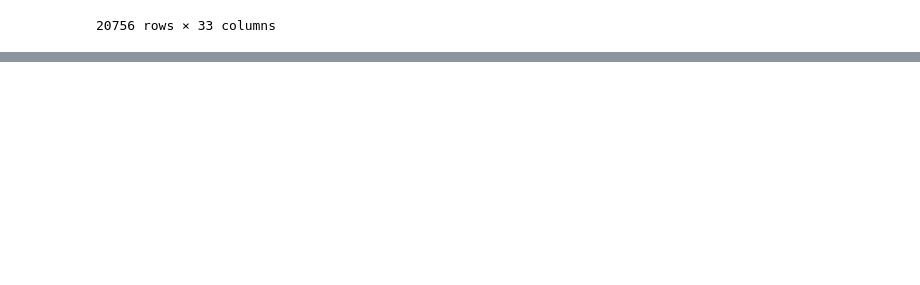
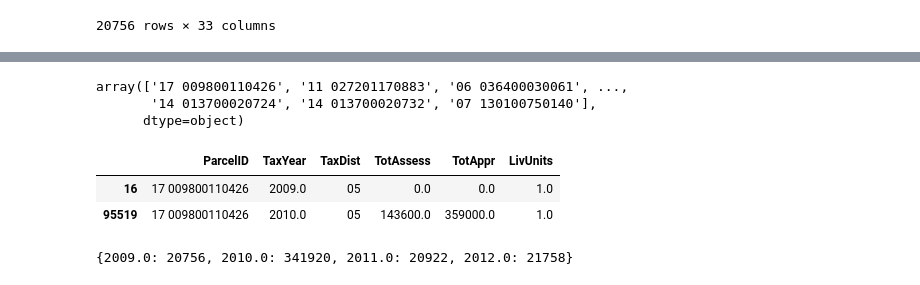
Before and after one commit to IsabelsRepo/IsabelsRepo, a Jupyter notebook: Data-Science/Atlanta-Property/AtlantaPropertyValue.ipynb, the cells around one changed output, grey strips where cells are left out. Drawn from its saved outputs; the diff is of its cells as text; code cells hidden in the pictures; blank space fills up the shorter version.

```diff
--- a/Data-Science/Atlanta-Property/AtlantaPropertyValue.ipynb
+++ b/Data-Science/Atlanta-Property/AtlantaPropertyValue.ipynb
@@ -279,0 +290,16 @@ array([nan, 'D', 'E', 'L', 'M', 'N', 'O', 'P', 'Q', 'R', 'A', 'B', 'C',
+# %%
+pd.unique(atlanta_sales['ParcelID'])
+# %% [output]
+array(['17 009800110426', '11 027201170883', '06 036400030061', ...,
+       '14 013700020724', '14 013700020732', '07 130100750140'],
+      dtype=object)
+# %%
+atlanta_sales[atlanta_sales['ParcelID']=='17 009800110426']
+# %% [output]
+|  | ParcelID | TaxYear | TaxDist | TotAssess | TotAppr | LivUnits |
+| 16 | 17 009800110426 | 2009.0 | 05 | 0.0 | 0.0 | 1.0 |
+| 95519 | 17 009800110426 | 2010.0 | 05 | 143600.0 | 359000.0 | 1.0 |
+# %%
+year_sales(list(pd.unique(atlanta_sales.TaxYear)), atlanta_sales)
+# %% [output]
+{2009.0: 20756, 2010.0: 341920, 2011.0: 20922, 2012.0: 21758}
```
Also changed, not shown: parts of 15 cells of this notebook.
